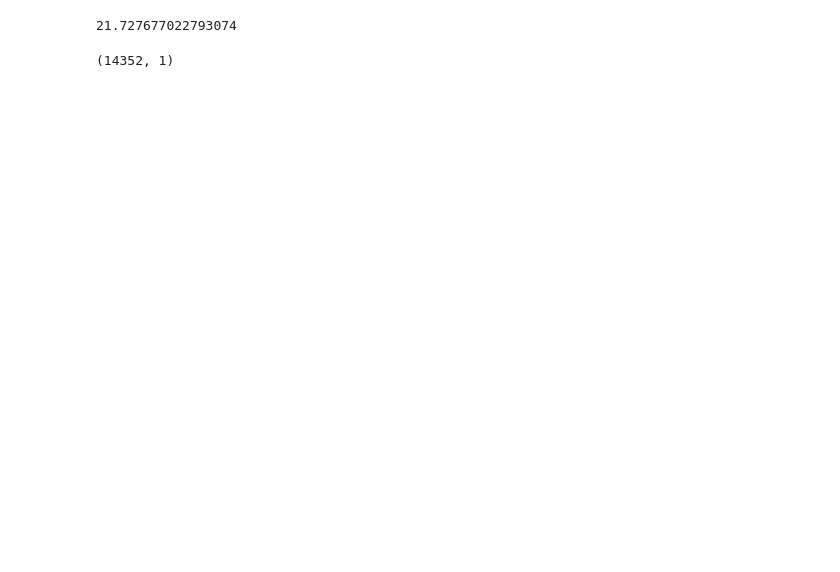
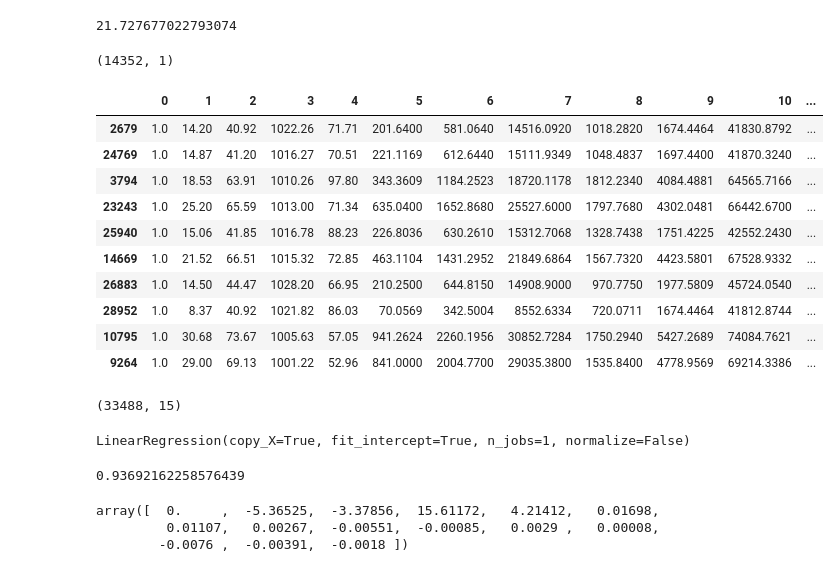
Before and after one commit to Einext/jupyter-notebooks, a Jupyter notebook: 03 Linear Regression.ipynb, the cells around one changed output. Saved outputs shown, nothing was run; the diff lists cells and outputs as text; code cells hidden in the pictures; blank space fills up the shorter version.

```diff
--- a/03 Linear Regression.ipynb
+++ b/03 Linear Regression.ipynb
@@ -223,0 +219,34 @@ y_test.shape
+# %%
+poly = PolynomialFeatures(degree=2)
+X_train_poly = poly.fit_transform(X_train)
+pd.DataFrame(X_train_poly).sample(10)
+# %% [output]
+|  | 0 | 1 | 2 | 3 | 4 | 5 | 6 | 7 | 8 | 9 | 10 | ... |
+| 2679 | 1.0 | 14.20 | 40.92 | 1022.26 | 71.71 | 201.6400 | 581.0640 | 14516.0920 | 1018.2820 | 1674.4464 | 41830.8792 | ... |
+| 24769 | 1.0 | 14.87 | 41.20 | 1016.27 | 70.51 | 221.1169 | 612.6440 | 15111.9349 | 1048.4837 | 1697.4400 | 41870.3240 | ... |
+| 3794 | 1.0 | 18.53 | 63.91 | 1010.26 | 97.80 | 343.3609 | 1184.2523 | 18720.1178 | 1812.2340 | 4084.4881 | 64565.7166 | ... |
+| 23243 | 1.0 | 25.20 | 65.59 | 1013.00 | 71.34 | 635.0400 | 1652.8680 | 25527.6000 | 1797.7680 | 4302.0481 | 66442.6700 | ... |
+| 25940 | 1.0 | 15.06 | 41.85 | 1016.78 | 88.23 | 226.8036 | 630.2610 | 15312.7068 | 1328.7438 | 1751.4225 | 42552.2430 | ... |
+| 14669 | 1.0 | 21.52 | 66.51 | 1015.32 | 72.85 | 463.1104 | 1431.2952 | 21849.6864 | 1567.7320 | 4423.5801 | 67528.9332 | ... |
+| 26883 | 1.0 | 14.50 | 44.47 | 1028.20 | 66.95 | 210.2500 | 644.8150 | 14908.9000 | 970.7750 | 1977.5809 | 45724.0540 | ... |
+| 28952 | 1.0 | 8.37 | 40.92 | 1021.82 | 86.03 | 70.0569 | 342.5004 | 8552.6334 | 720.0711 | 1674.4464 | 41812.8744 | ... |
+| 10795 | 1.0 | 30.68 | 73.67 | 1005.63 | 57.05 | 941.2624 | 2260.1956 | 30852.7284 | 1750.2940 | 5427.2689 | 74084.7621 | ... |
+| 9264 | 1.0 | 29.00 | 69.13 | 1001.22 | 52.96 | 841.0000 | 2004.7700 | 29035.3800 | 1535.8400 | 4778.9569 | 69214.3386 | ... |
+# %%
+X_train_poly.shape
+# %% [output]
+(33488, 15)
+# %%
+lr.fit(X_train_poly, y_train)
+# %% [output]
+LinearRegression(copy_X=True, fit_intercept=True, n_jobs=1, normalize=False)
+# %%
+lr.score(poly.transform(X_test), y_test)
+# %% [output]
+0.93692162258576439
+# %%
+lr.coef_
+# %% [output]
+array([  0.     ,  -5.36525,  -3.37856,  15.61172,   4.21412,   0.01698,
+         0.01107,   0.00267,  -0.00551,  -0.00085,   0.0029 ,   0.00008,
+        -0.0076 ,  -0.00391,  -0.0018 ])
```
Also changed, not shown: parts of 11 cells of this notebook.
